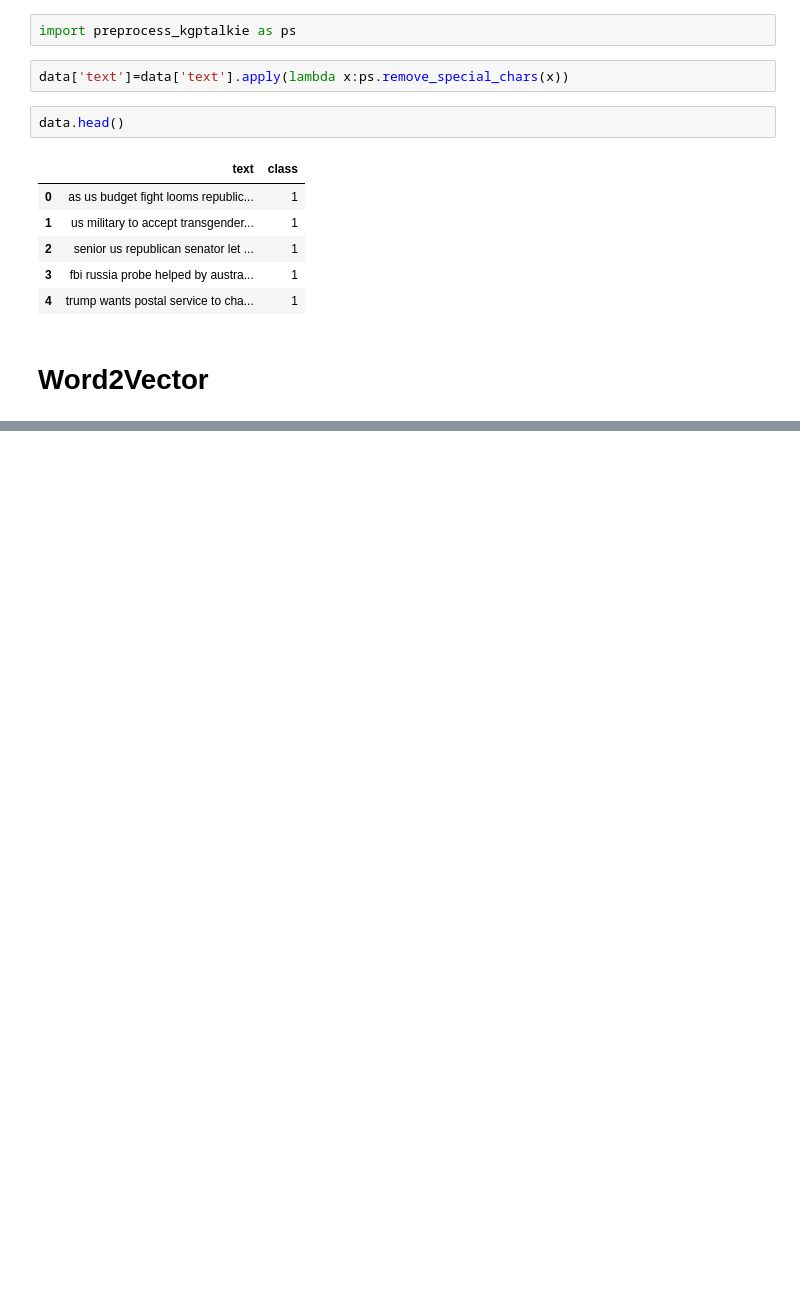
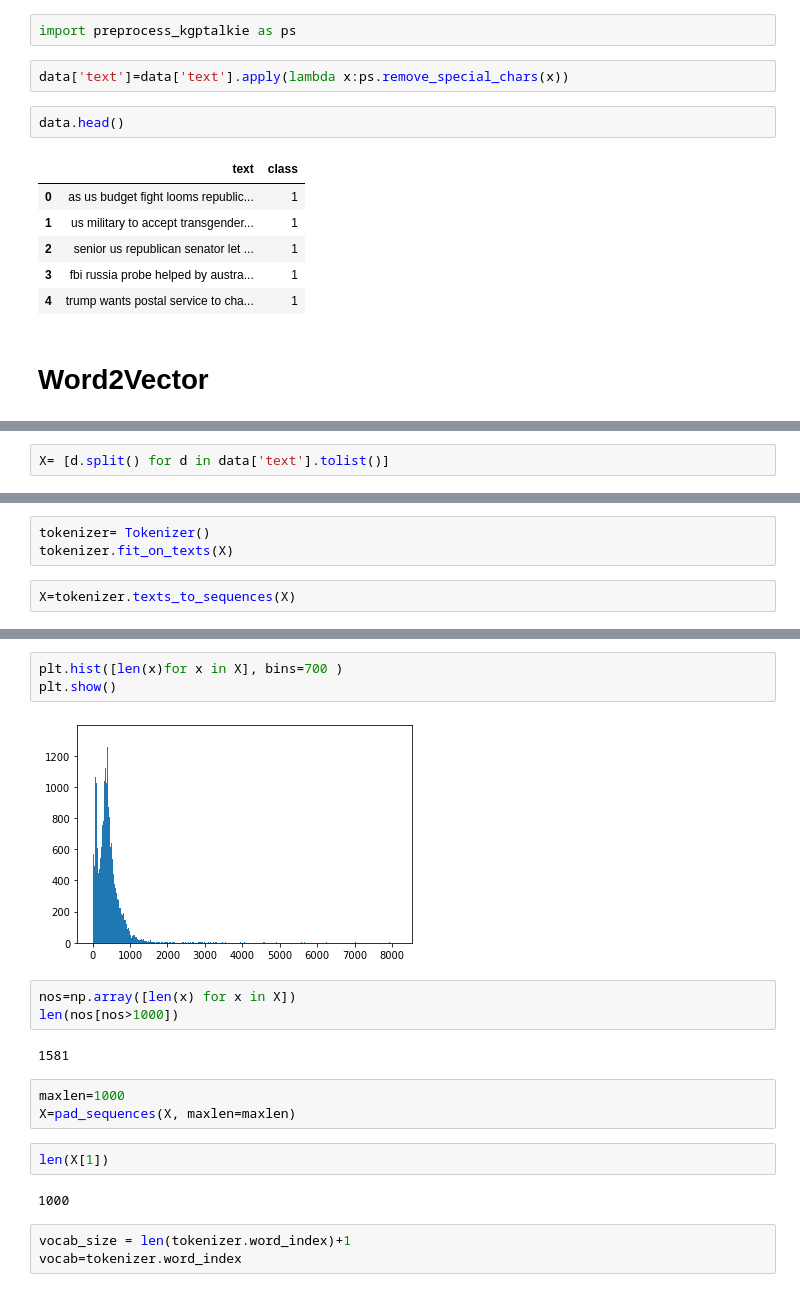
Before and after one commit to anturex2016/Data_mining, a Jupyter notebook: fake_news_detection.ipynb, the cells around one changed output, grey strips where cells are left out. Saved outputs shown, nothing was run; the diff lists cells and outputs as text; blank space fills up the shorter version.

```diff
--- a/fake_news_detection.ipynb
+++ b/fake_news_detection.ipynb
@@ -254,0 +259,2 @@ data.head()
+# %%
+X= [d.split() for d in data['text'].tolist()]
@@ -254,0 +289,5 @@ data.head()
+# %%
+tokenizer= Tokenizer()
+tokenizer.fit_on_texts(X)
+# %%
+X=tokenizer.texts_to_sequences(X)
@@ -254,0 +314,20 @@ data.head()
+# %%
+plt.hist([len(x)for x in X], bins=700 )
+plt.show()
+# %% [output]
+[figure, added]
+# %%
+nos=np.array([len(x) for x in X])
+len(nos[nos>1000])
+# %% [output]
+1581
+# %%
+maxlen=1000
+X=pad_sequences(X, maxlen=maxlen)
+# %%
+len(X[1])
+# %% [output]
+1000
+# %%
+vocab_size = len(tokenizer.word_index)+1
+vocab=tokenizer.word_index
```
Also changed, not shown: parts of 20 cells of this notebook.
